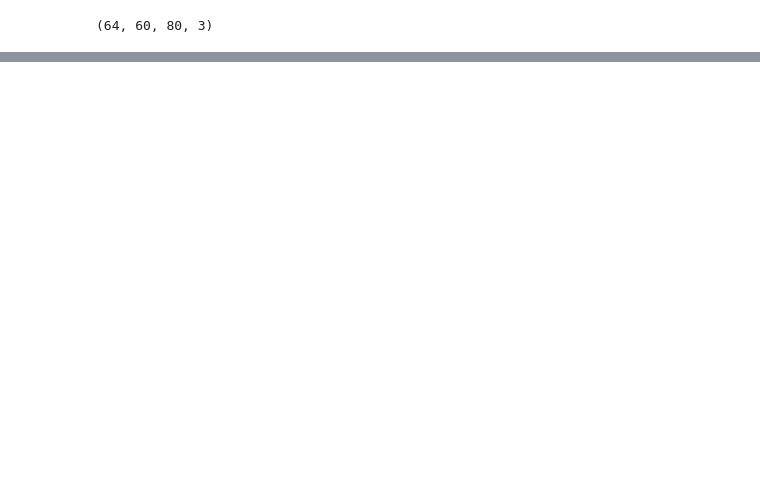
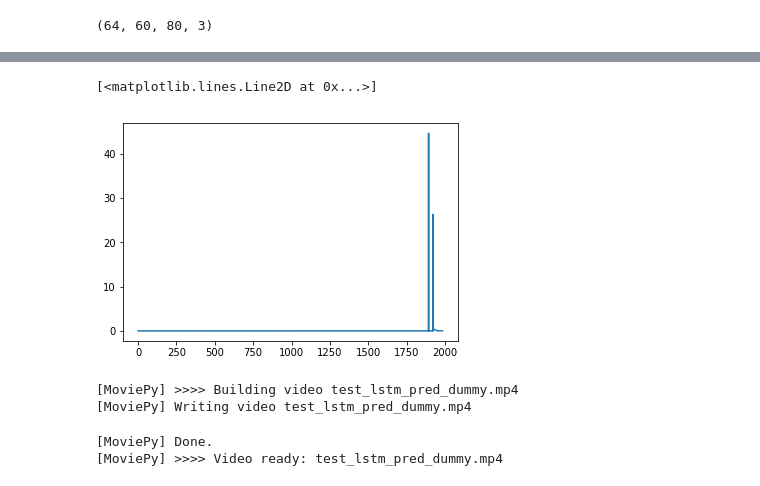
Before and after one commit to galbiati/video-representations, a Jupyter notebook: Prototype-RNN.ipynb, the cells around one changed output, grey strips where cells are left out. Cells and saved outputs as stored; diff of their text form; code cells hidden in the pictures; blank space fills up the shorter version.

```diff
--- a/Prototype-RNN.ipynb
+++ b/Prototype-RNN.ipynb
@@ -310,0 +395,9 @@ render_movie(predictions[1][0], 'test_lstm.mp4', 5)
+# %%
+video_mask = np.ones((1024, 65, 3, 60, 80), dtype=np.uint8)
+frame = np.eye(60, dtype=np.uint8)
+padded = np.pad(frame, ((0, 0), (0, 20)), 'constant')
+
+video = video_mask * padded
+video = video.transpose((0, 1, 3, 4, 2))
+
+losses, predictions = run_exp(16, 31, video.astype(np.float32))
@@ -310,0 +422,20 @@ render_movie(predictions[1][0], 'test_lstm.mp4', 5)
+# %%
+plt.plot(losses)
+# %% [output]
+[<matplotlib.lines.Line2D at 0x...>]
+[figure, added]
+# %%
+def render_movie(frame_array, output_file, fps, max_pixel=255):
+    n_frames = frame_array.shape[0]
+    scaled_array = frame_array * 127.5 + 127.5
+    clipped_frames = np.minimum(np.maximum(scaled_array, 0), max_pixel).astype(np.uint8)
+    clip = mpe.ImageSequenceClip(list(clipped_frames), fps=fps)
+    clip.write_videofile(output_file)
+    return clipped_frames
+
+frame_array = render_movie(predictions[1][0], 'test_lstm_pred_dummy.mp4', 5)
+# %% [output]
+[MoviePy] >>>> Building video test_lstm_pred_dummy.mp4
+[MoviePy] Writing video test_lstm_pred_dummy.mp4
+[MoviePy] Done.
+[MoviePy] >>>> Video ready: test_lstm_pred_dummy.mp4
```
Also changed, not shown: parts of 12 cells of this notebook, 2 other files.
